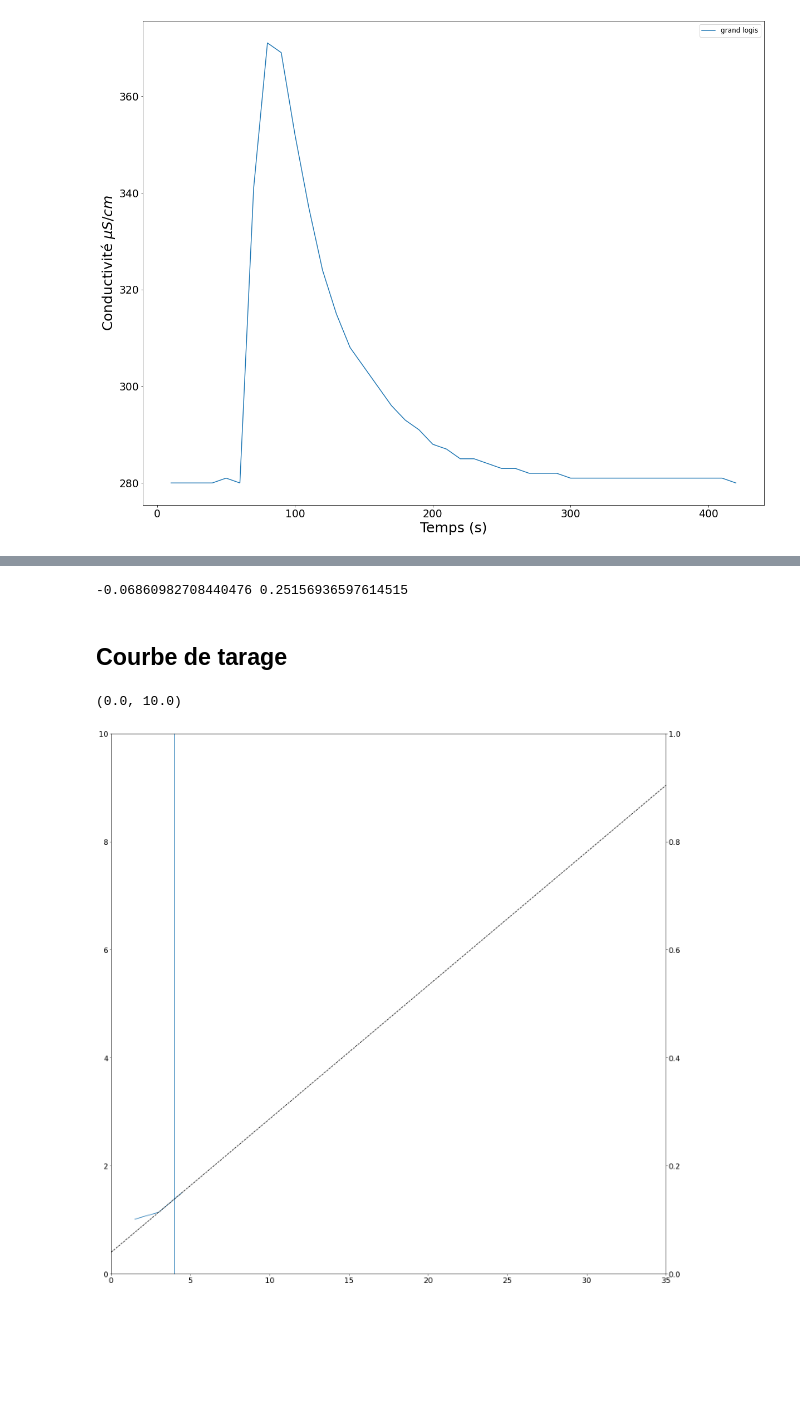
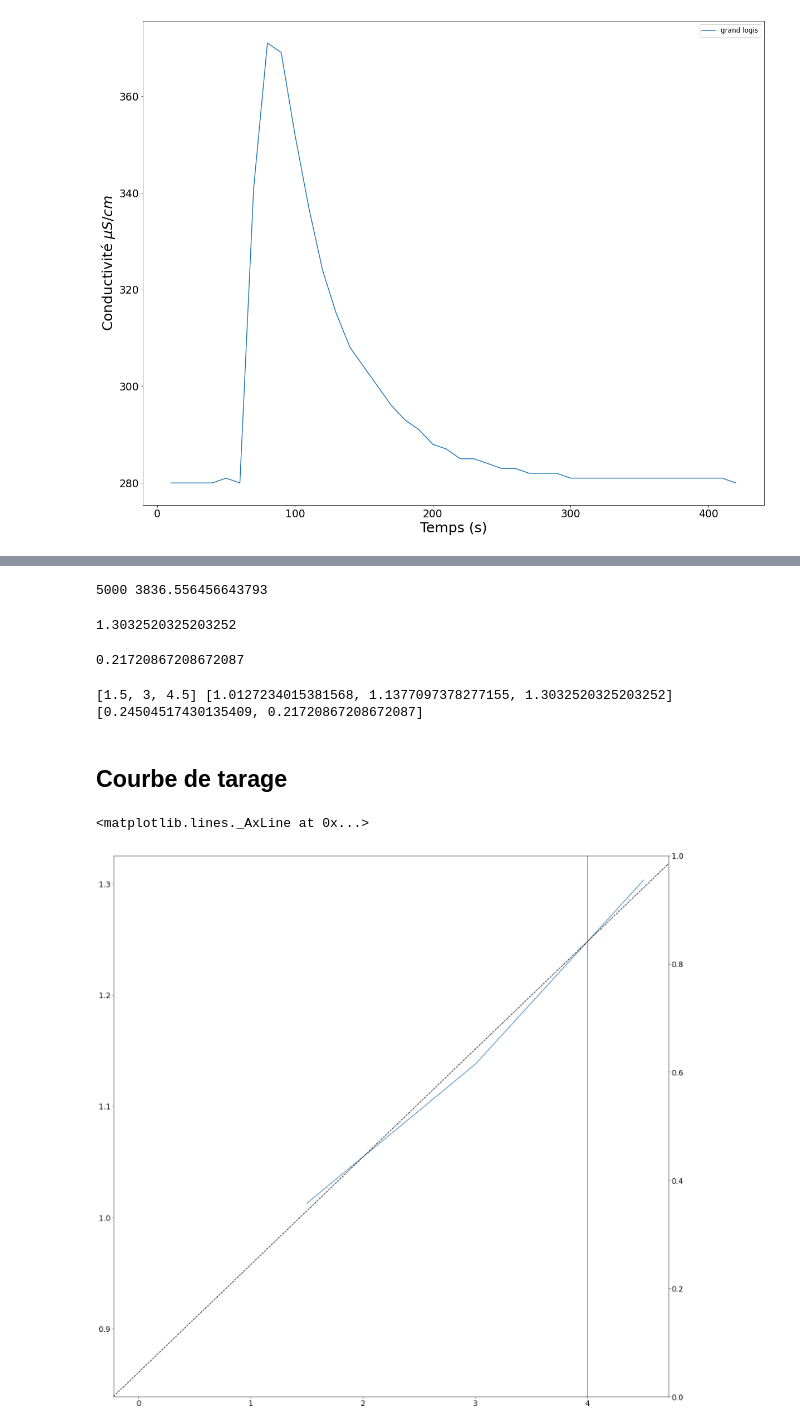
Before and after one commit to BenoitURRUTY/Data_tracage_avril22, a Jupyter notebook: Débits.ipynb, the cells around one changed output, grey strips where cells are left out. Drawn from its saved outputs; the diff is of its cells as text; code cells hidden in the pictures; blank space fills up the shorter version.

```diff
--- a/Débits.ipynb
+++ b/Débits.ipynb
@@ -169,6 +118,7 @@ M_i=7580#g
 C_i=333#uS/cm
 Q_SLP.append(3)
 h=48#cm
+dt=1 #s
 # %%
 import pandas as pd
 GL=pd.read_csv('DébitGuiersMort_2403.csv')
@@ -196,0 +140,6 @@ print(Q)
+# %%
+Delta_cm=GL['s']-C_i
+NaCl=Delta_cm*a
+M=np.sum(NaCl*dt)
+Q2=M_i*10**-3/M
+Q2
@@ -214,9 +166,10 @@ T_GAV=6.88
 T_Reg=7.32
 
 M_i=5000#g
-C_i=282#uS/cm
+C_i=280#uS/cm
 Q_SLP.append(4.5)
 # h=48#cm
+dt=10#s
 # %%
 import pandas as pd
 GL=pd.read_csv('DébitGuiersMort_2304.csv',header=0,names=['t','s'],skiprows=10,usecols=[0,1])
@@ -248,0 +191,10 @@ print(Q_SLP,Q)
+# %%
+Delta_cm=GL['s']-C_i
+NaCl=Delta_cm*a
+M=np.sum(NaCl*dt)*10**3
+print(M_i,M)
+Q2=M_i/M
+Q2
+# %% [output]
+5000 3836.556456643793
+1.3032520325203252
@@ -249,31 +203,34 @@ print(Q_SLP,Q)
 # %%
 # Débits resurgence
-q=Q2*(T_GAM-T_GAV)/(T_GAV-T_Reg)
 qq=Q2*(S_GAM-S_GAV)/(S_GAV-S_Reg)
-print(q,qq)
+print(qq)
 Q_res.append(qq)
 # %% [output]
--0.06860982708440476 0.25156936597614515
+0.21720867208672087
+# %%
+print(Q_SLP,Q,Q_res)
+# %% [output]
+[1.5, 3, 4.5] [1.0127234015381568, 1.1377097378277155, 1.3032520325203252] [0.24504517430135409, 0.21720867208672087]
 # %% [markdown]
 ## Courbe de tarage
 # %%
 from scipy.stats import linregress
 plt.figure()
 ax=plt.gca()
 ax1=ax.twinx()
 ax.plot(Q_SLP,Q)
 # ax1.plot(Q_SLP[1:],Q_res)
 ax.axvline(x=4)
 
 
 
-reg = linregress(Q_SLP[1:], Q[1:])
+reg = linregress(Q_SLP[:], Q[:])
 ax.axline(xy1=(0, reg.intercept), slope=reg.slope, linestyle="--", color="k")
-ax.set_xlim([0,35])
-ax.set_ylim([0,10])
+# ax.set_xlim([0,35])
+# ax.set_ylim([0,10])
 # %% [output]
-(0.0, 10.0)
+<matplotlib.lines._AxLine at 0x...>
-[figure, old version]
+[figure, new version]
 # %%
 # Pente de la courbe, determine la relation lineaire
 # entre le débit à Saint Laurent du Pont et au Pont du Grand Logis
```
Also changed, not shown: parts of 16 cells of this notebook, 10 other files.
